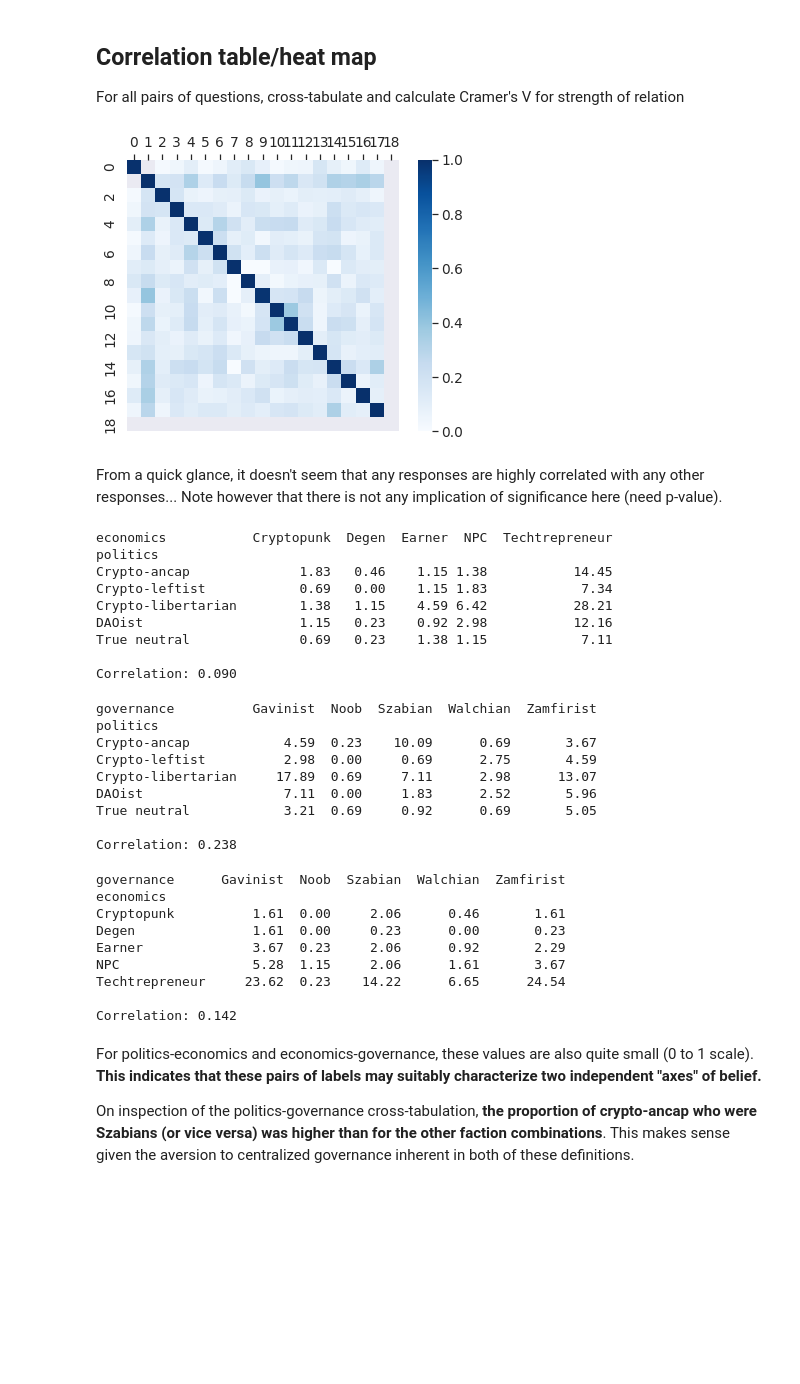
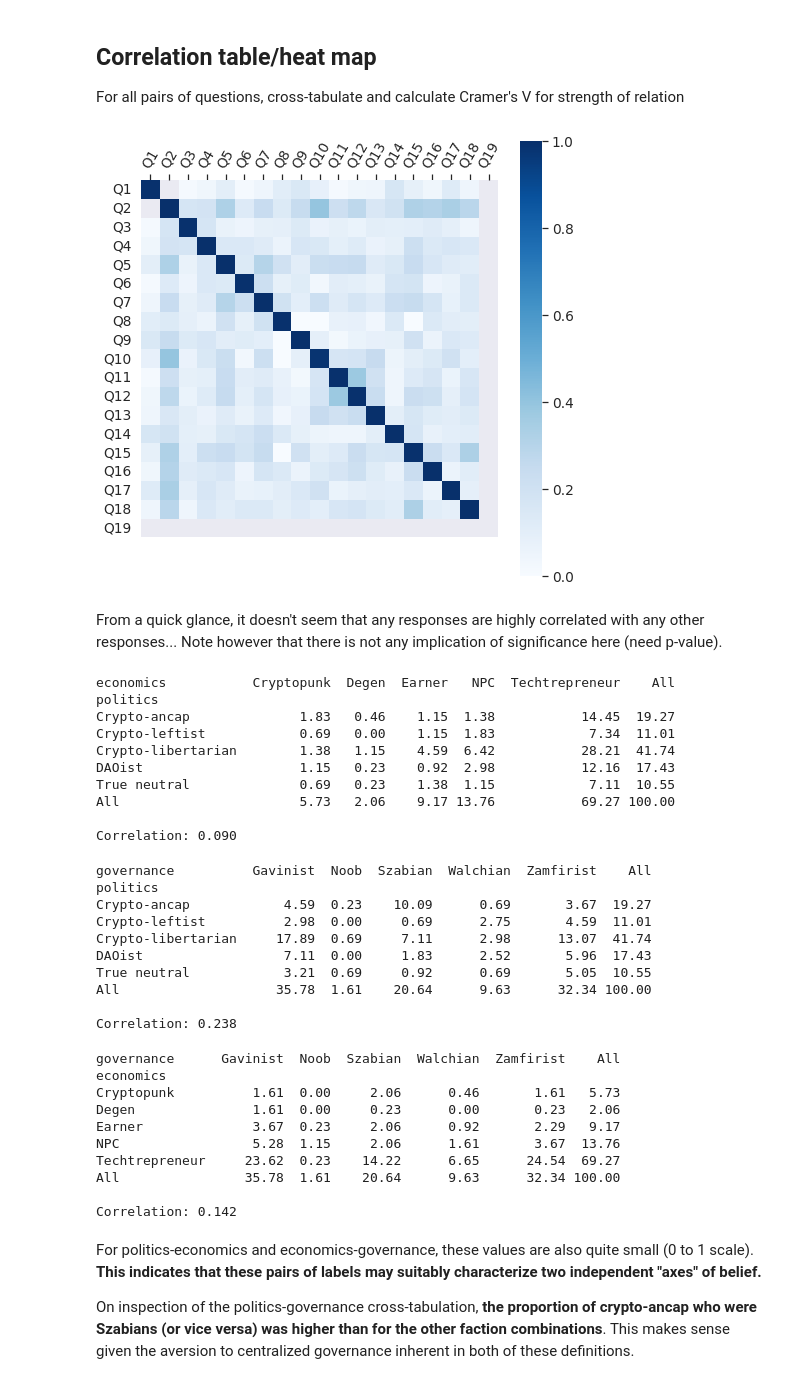
Before and after one commit to notchia/metagov, a Jupyter notebook: cryptopolitics_survey_analysis.ipynb, the cells around one changed output. Drawn from its saved outputs; the diff is of its cells as text; code cells hidden in the pictures; blank space fills up the shorter version.

Commit message:
update labeling

```diff
--- a/cryptopolitics_survey_analysis.ipynb
+++ b/cryptopolitics_survey_analysis.ipynb
@@ -35,13 +35,24 @@ at = at2df.get_airtable()
 df = at2df.get_table_as_df(at, 'Cryptopolitical Typology Quiz')
 # %%
 # Define relevant columns lists, in order
-cols_questions = ['1. Which statement comes closest to your views?',
+cols_questions_orig = ['1. Which statement comes closest to your views?',
                   '2. Which blockchain is the best?','3', '4', '5', '6', '7', '8',
                   '9. In order to grow, the crypto ecosystem should:','10', '11', '12', '13',
                   '14. To get more favorable regulation of cryptocurrencies from national governments, the most important thing the crypto community can do is:',
                   '15', '16. Who should have decision-making power over a blockchain?', '17. I\'m here for...',
                   '18. Do you consider yourself:', '19. OPTIONAL: Do you affiliate with any of the following ecosystems or communities?']
 
+
+def rename_col(x):
+    if x[0].isdigit():
+        return 'Q'+x.split('.')[0]
+    else:
+        return x
+
+cols_questions = [rename_col(x) for x in cols_questions_orig]
+
+df.rename(columns=rename_col, inplace=True)
+
 cols_results = ['classification', 'politics', 'economics', 'governance', 'maxi']
 
 # To convert back and forth between column names (question text) and question number
@@ -57,7 +68,7 @@ df_results = df[cols_results]
 # Replace old version of a response value with updated one
 oldVal = "Blockchain and DeFi are predatory technologies that, on balance, will harm most members of people."
 newVal = "Blockchain and DeFi are predatory technologies that, on balance, will harm most members of society."
-df_questions.loc[:,'10'] = df_questions['10'].copy().replace(to_replace=oldVal, value=newVal)
+df_questions.loc[:,'Q10'] = df_questions['Q10'].copy().replace(to_replace=oldVal, value=newVal)
 # %% [output]
 A value is trying to be set on a copy of a slice from a DataFrame.
 Try using .loc[row_indexer,col_indexer] = value instead
@@ -193,10 +204,15 @@ def cramers_v(q1, q2, verbose=False, save=False):
 
     V = np.sqrt((chi2/n)/minDim)
 
-    ct_norm = pd.crosstab(q1, q2, normalize=True)*100
+    ct_norm = pd.crosstab(q1, q2, margins=True, normalize=True)*100
 
     if verbose:
         print(ct_norm)
+        #cols = ct_norm.iloc[-1, :-1].sort_values()
+        #rows = ct_norm.iloc[:-1, -1].sort_values()
+        #plt.figure()
+        #rows.plot.bar(color='red', ylim=(0,100))
+        #cols.plot.bar(color='blue', xlim=(0,100))
     if save:
         ct_norm.to_csv(f"{savedir}/cryptopolitics_{q1.name}-{q2.name}.csv")
 
@@ -216,19 +232,21 @@ def compute_cramers_v_matrix(df):
 
     return cramersMatrix
 # %%
-def plot_cramers_v_matrix(matrix):
+def plot_cramers_v_matrix(df):
     """Plot heatmap of Cramer's V"""
 
-    plt.figure()
-    fig = sns.heatmap(matrix, cmap=sns.color_palette("Blues", as_cmap=True), vmin=0, vmax=1)
+    plt.figure(figsize=(8,8))
+    fig = sns.heatmap(df, cmap=sns.color_palette("Blues", as_cmap=True), vmin=0, vmax=1)
     fig.xaxis.set_ticks_position("top")
+    fig.set_xticklabels(labels=df.columns, rotation=60)
     fig.set_aspect('equal')
 # %%
 # Correlation matrix for responses to questions
 cramersMatrix = compute_cramers_v_matrix(df_questions)
-plot_cramers_v_matrix(cramersMatrix)
+df_cramer = pd.DataFrame(cramersMatrix, index=cols_questions, columns=cols_questions)
+plot_cramers_v_matrix(df_cramer)
 # %% [output]
-[figure, old version]
+[figure, new version]
 # %% [markdown]
 From a quick glance, it doesn't seem that any responses are highly correlated with any other responses... Note however that there is not any implication of significance here (need p-value).
 # %%
@@ -236,39 +254,42 @@ From a quick glance, it doesn't seem that any responses are highly correlated wi
 v = cramers_v(df_results['politics'], df_results['economics'], verbose=True, save=True)
 print(f"\nCorrelation: {v:.3f}")
 # %% [output]
-economics           Cryptopunk  Degen  Earner  NPC  Techtrepreneur
+economics           Cryptopunk  Degen  Earner   NPC  Techtrepreneur    All
 politics
-Crypto-ancap              1.83   0.46    1.15 1.38           14.45
-Crypto-leftist            0.69   0.00    1.15 1.83            7.34
-Crypto-libertarian        1.38   1.15    4.59 6.42           28.21
-DAOist                    1.15   0.23    0.92 2.98           12.16
-True neutral              0.69   0.23    1.38 1.15            7.11
+Crypto-ancap              1.83   0.46    1.15  1.38           14.45  19.27
+Crypto-leftist            0.69   0.00    1.15  1.83            7.34  11.01
+Crypto-libertarian        1.38   1.15    4.59  6.42           28.21  41.74
+DAOist                    1.15   0.23    0.92  2.98           12.16  17.43
+True neutral              0.69   0.23    1.38  1.15            7.11  10.55
+All                       5.73   2.06    9.17 13.76           69.27 100.00
 
 Correlation: 0.090
 # %%
 v = cramers_v(df_results['politics'], df_results['governance'], verbose=True, save=True)
 print(f"\nCorrelation: {v:.3f}")
 # %% [output]
-governance          Gavinist  Noob  Szabian  Walchian  Zamfirist
+governance          Gavinist  Noob  Szabian  Walchian  Zamfirist    All
 politics
-Crypto-ancap            4.59  0.23    10.09      0.69       3.67
-Crypto-leftist          2.98  0.00     0.69      2.75       4.59
-Crypto-libertarian     17.89  0.69     7.11      2.98      13.07
-DAOist                  7.11  0.00     1.83      2.52       5.96
-True neutral            3.21  0.69     0.92      0.69       5.05
+Crypto-ancap            4.59  0.23    10.09      0.69       3.67  19.27
+Crypto-leftist          2.98  0.00     0.69      2.75       4.59  11.01
+Crypto-libertarian     17.89  0.69     7.11      2.98      13.07  41.74
+DAOist                  7.11  0.00     1.83      2.52       5.96  17.43
+True neutral            3.21  0.69     0.92      0.69       5.05  10.55
+All                    35.78  1.61    20.64      9.63      32.34 100.00
 
 Correlation: 0.238
 # %%
 v = cramers_v(df_results['economics'], df_results['governance'], verbose=True, save=True)
 print(f"\nCorrelation: {v:.3f}")
 # %% [output]
-governance      Gavinist  Noob  Szabian  Walchian  Zamfirist
+governance      Gavinist  Noob  Szabian  Walchian  Zamfirist    All
 economics
-Cryptopunk          1.61  0.00     2.06      0.46       1.61
-Degen               1.61  0.00     0.23      0.00       0.23
-Earner              3.67  0.23     2.06      0.92       2.29
-NPC                 5.28  1.15     2.06      1.61       3.67
-Techtrepreneur     23.62  0.23    14.22      6.65      24.54
+Cryptopunk          1.61  0.00     2.06      0.46       1.61   5.73
+Degen               1.61  0.00     0.23      0.00       0.23   2.06
+Earner              3.67  0.23     2.06      0.92       2.29   9.17
+NPC                 5.28  1.15     2.06      1.61       3.67  13.76
+Techtrepreneur     23.62  0.23    14.22      6.65      24.54  69.27
+All                35.78  1.61    20.64      9.63      32.34 100.00
 
 Correlation: 0.142
 # %% [markdown]
```
Also changed, not shown: parts of 21 cells of this notebook.
